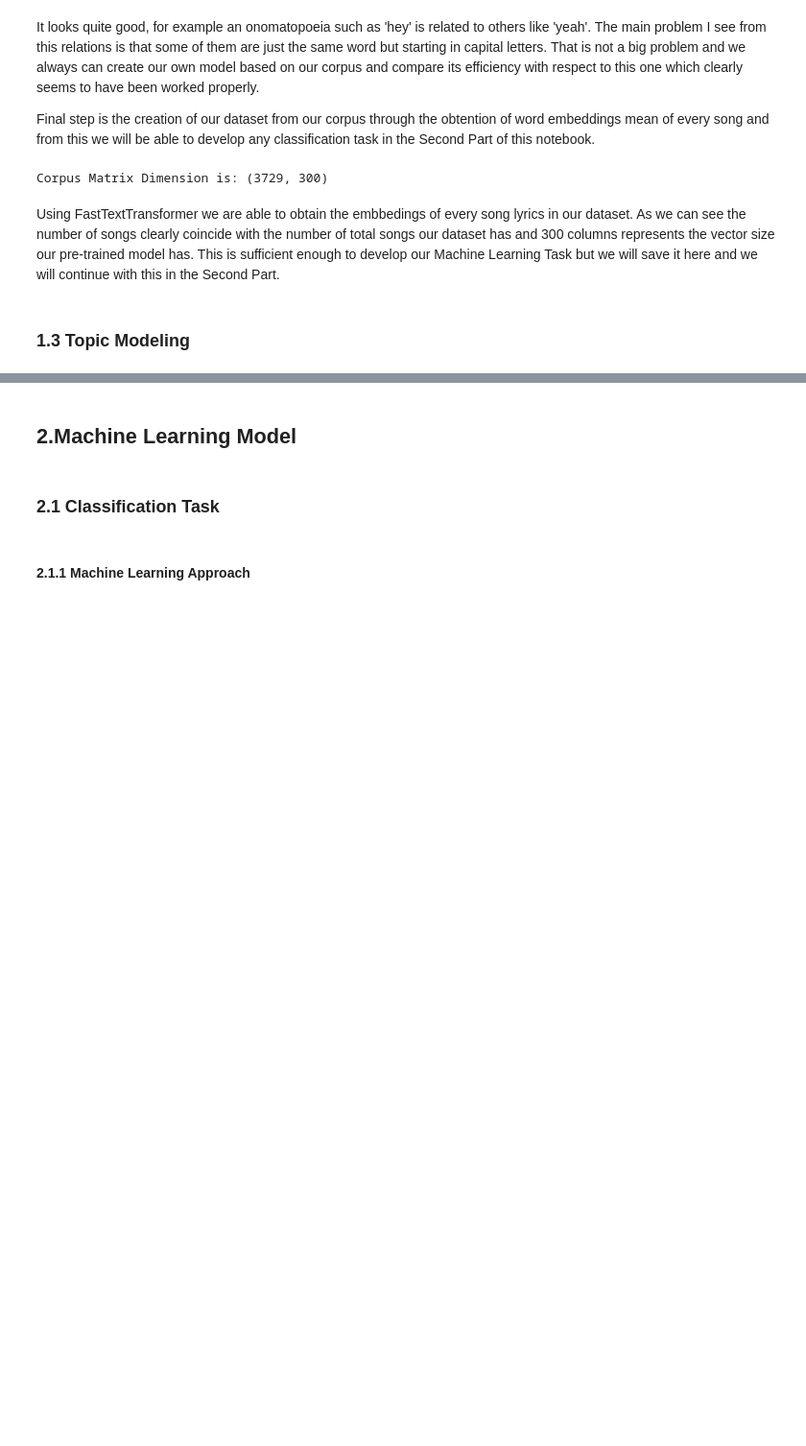
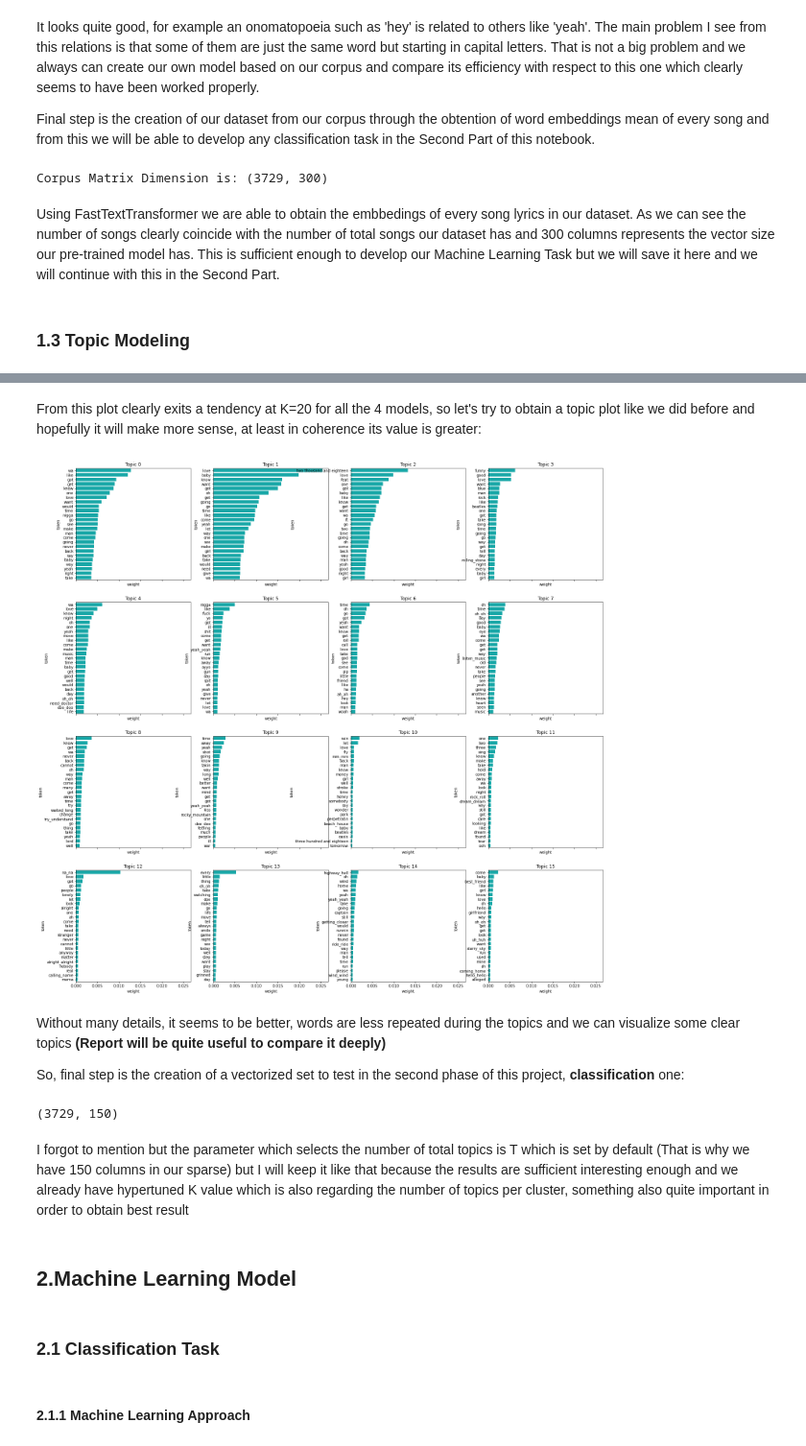
Before and after one commit to MigueXl/Musical_Genre_Classification, a Jupyter notebook: FInal_Project_Notebook.ipynb, the cells around one changed output, grey strips where cells are left out. Shown at 96% size. Saved outputs shown, nothing was run; the diff lists cells and outputs as text; code cells hidden in the pictures; blank space fills up the shorter version.

```diff
--- a/FInal_Project_Notebook.ipynb
+++ b/FInal_Project_Notebook.ipynb
@@ -394,3 +527,47 @@ Using FastTextTransformer we are able to obtain the embbedings of every song lyr
+# %% [markdown]
+From this plot clearly exits a tendency at K=20 for all the 4 models, so let's try to obtain a topic plot like we did before and hopefully it will make more sense, at least in coherence its value is greater:
+# %%
+import seaborn as sns
+topn = 25
+
+hdp = HdpModel(corpus=bow_songs,  id2word=D,  K=20)
+
+fig, axes = plt.subplots(4, 4, figsize=(25, 25), sharex=True)
+
+for i in tqdm(range(4)):
+
+    df = pd.DataFrame(hdp.show_topic(i, topn=topn), columns=['token','weight'])
+    sns.barplot(x='weight', y='token', data=df, color='c', orient='h', ax=axes[0][i])
+    axes[0][i].set_title('Topic ' + str(i))
+
+    df = pd.DataFrame(hdp.show_topic(i+4, topn=topn), columns=['token','weight'])
+    sns.barplot(x='weight', y='token', data=df, color='c', orient='h', ax=axes[1][i])
+    axes[1][i].set_title('Topic ' + str(i+4))
+
+    df = pd.DataFrame(hdp.show_topic(i+8, topn=topn), columns=['token','weight'])
+    sns.barplot(x='weight', y='token', data=df, color='c', orient='h', ax=axes[2][i])
+    axes[2][i].set_title('Topic ' + str(i+8))
+
+    df = pd.DataFrame(hdp.show_topic(i + 12, topn=topn), columns=['token','weight'])
+    sns.barplot(x='weight', y='token', data=df, color='c', orient='h', ax=axes[3][i])
+    axes[3][i].set_title('Topic ' + str(i + 12))
+
+plt.show()
+# %% [output]
+[figure, added]
+# %% [markdown]
+Without many details, it seems to be better, words are less repeated during the topics and we can visualize some clear topics __(Report will be quite useful to compare it deeply)__
+
+So, final step is the creation of a vectorized set to test in the second phase of this project, __classification__ one:
+# %%
+hdpTrans = hdp[bow_songs]
+hdpVec = corpus2csc(hdpTrans).transpose()
+
+print(hdpVec.shape)
+# %% [output]
+(3729, 150)
+# %% [markdown]
+I forgot to mention but the parameter which selects the number of total topics is T which is set by default (That is why we have 150 columns in our sparse) but I will keep it like that because the results are sufficient interesting enough and we already have hypertuned K value which is also regarding the number of topics per cluster, something also quite important in order to obtain best result
 # %% [markdown]
 ## **2.Machine Learning Model**
 # %% [markdown]
```
Also changed, not shown: parts of 17 cells of this notebook.
